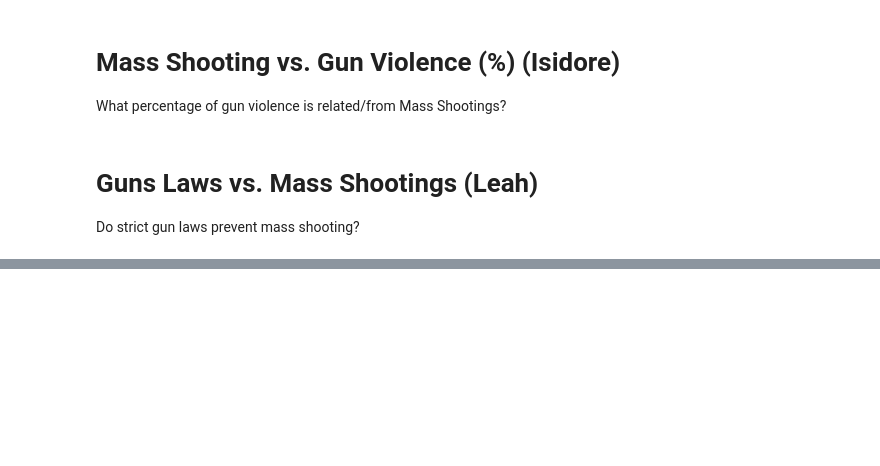
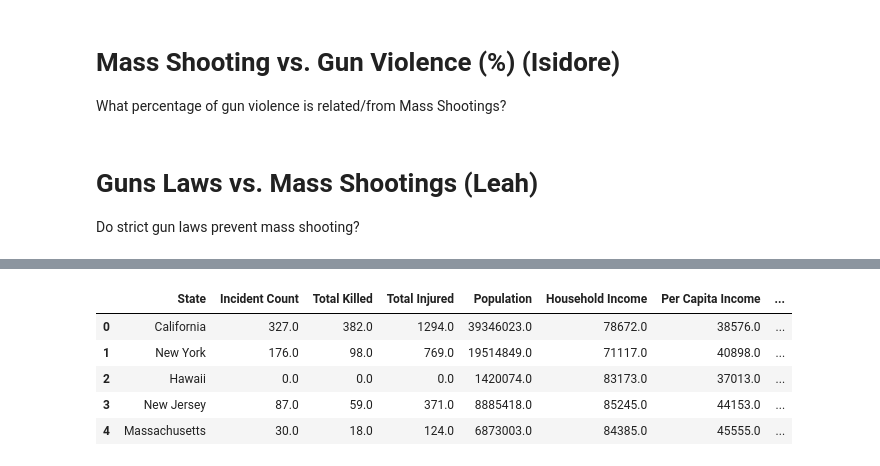
Before and after one commit to leah-apking/project1-mass-shootings, a Jupyter notebook: Project 1_instructions .ipynb, the cells around one changed output, grey strips where cells are left out. Cells and saved outputs as stored; diff of their text form; code cells hidden in the pictures; blank space fills up the shorter version.

```diff
--- a/Project 1_instructions .ipynb
+++ b/Project 1_instructions .ipynb
@@ -264,0 +321,3 @@ Do strict gun laws prevent mass shooting?
+# %%
+gun_laws = pd.read_csv("Resources/gun_law_data.csv")
+gun_laws.head()
@@ -264,0 +352,10 @@ Do strict gun laws prevent mass shooting?
+# %%
+by_state_df = pd.merge(data_by_state_df, census_data_complete, on="State")
+by_state_df.head()
+# %% [output]
+|  | State | Incident Count | Total Killed | Total Injured | Population | Household Income | Per Capita Income | ... |
+| 0 | California | 327.0 | 382.0 | 1294.0 | 39346023.0 | 78672.0 | 38576.0 | ... |
+| 1 | New York | 176.0 | 98.0 | 769.0 | 19514849.0 | 71117.0 | 40898.0 | ... |
+| 2 | Hawaii | 0.0 | 0.0 | 0.0 | 1420074.0 | 83173.0 | 37013.0 | ... |
+| 3 | New Jersey | 87.0 | 59.0 | 371.0 | 8885418.0 | 85245.0 | 44153.0 | ... |
+| 4 | Massachusetts | 30.0 | 18.0 | 124.0 | 6873003.0 | 84385.0 | 45555.0 | ... |
```
Also changed, not shown: parts of 13 cells of this notebook, 1 other file.
